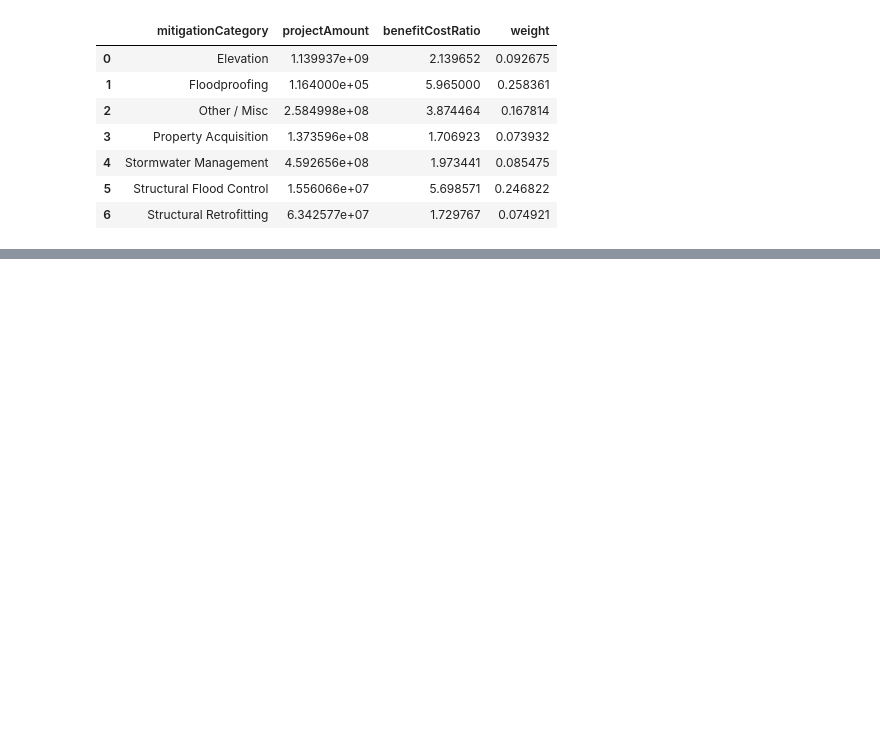
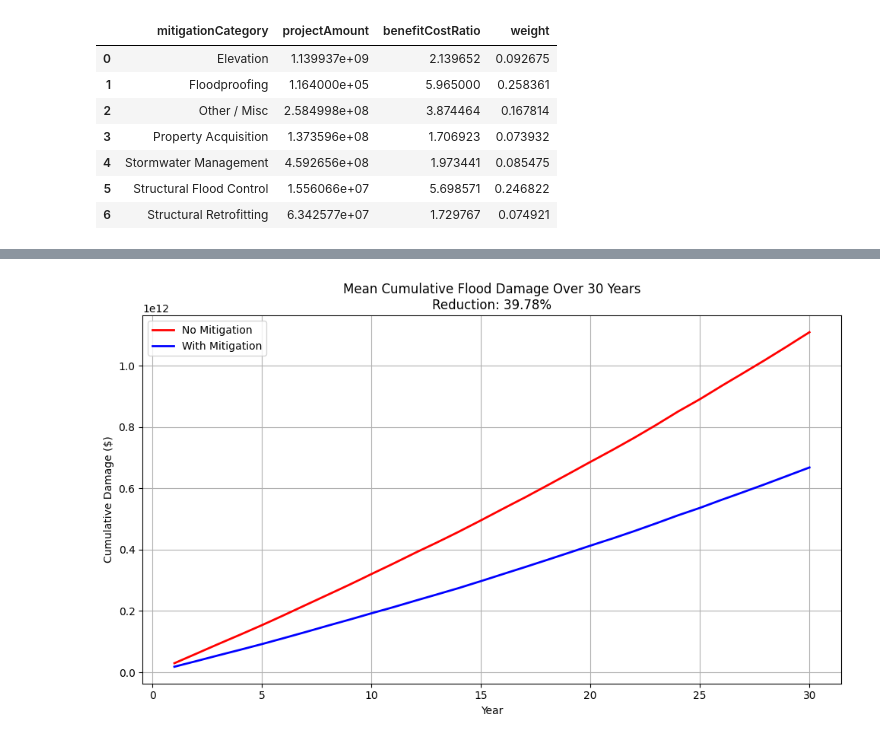
Before and after one commit to sarthakc123/Sarthak_Vinit_ClimateRiskMitigationMCSim, a Jupyter notebook: MCSim_ClimateRisk.ipynb, the cells around one changed output, grey strips where cells are left out. Cells and saved outputs as stored; diff of their text form; code cells hidden in the pictures; blank space fills up the shorter version.

```diff
--- a/MCSim_ClimateRisk.ipynb
+++ b/MCSim_ClimateRisk.ipynb
@@ -380,0 +485,26 @@ Estimated Total Damage over 30 years with Mitigation: $107,510,921,426.14
+# %%
+# Step 1: Ensure cumulative arrays exist
+damage_cum_no_mit = np.cumsum(damage_no_mit, axis=1)
+damage_cum_with_mit = np.cumsum(damage_with_mit, axis=1)
+
+# Step 2: Hypothesis 1 – 40% or more reduction in mean cumulative damage
+mean_total_no_mit = damage_cum_no_mit[:, -1].mean()
+mean_total_with_mit = damage_cum_with_mit[:, -1].mean()
+reduction_percent = (mean_total_no_mit - mean_total_with_mit) / mean_total_no_mit * 100
+
+# Plot the mean cumulative damage for both scenarios
+plt.figure(figsize=(10, 6))
+x = range(1, 31)
+
+plt.plot(x, damage_cum_no_mit.mean(axis=0), label="No Mitigation", color='red', linewidth=2)
+plt.plot(x, damage_cum_with_mit.mean(axis=0), label="With Mitigation", color='blue', linewidth=2)
+
+plt.title(f"Mean Cumulative Flood Damage Over 30 Years\nReduction: {reduction_percent:.2f}%")
+plt.xlabel("Year")
+plt.ylabel("Cumulative Damage ($)")
+plt.legend()
+plt.grid(True)
+plt.tight_layout()
+plt.show()
+# %% [output]
+[figure, added]
```
Also changed, not shown: parts of 17 cells of this notebook.
